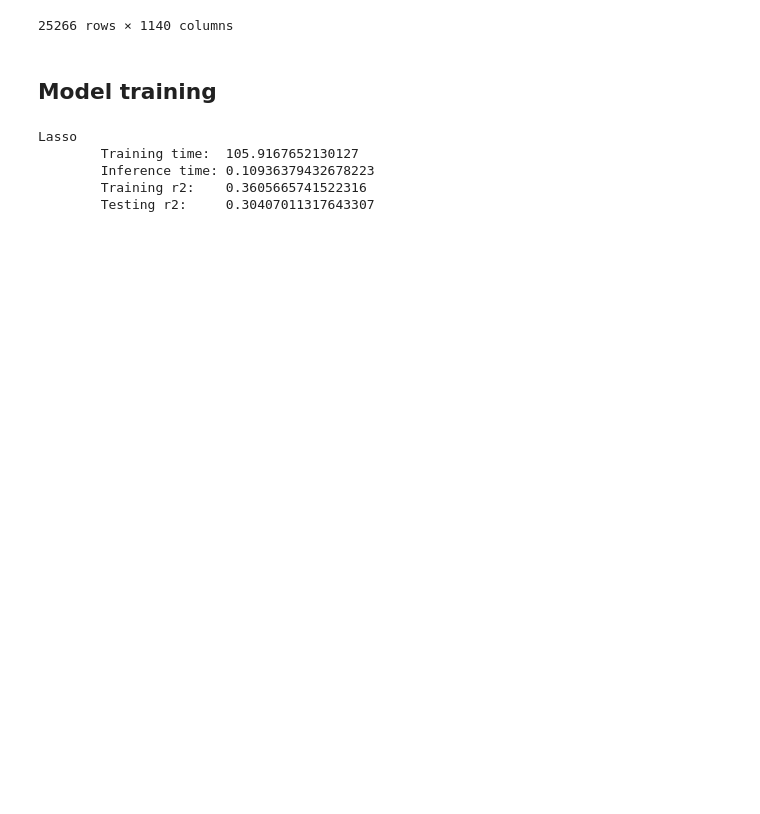
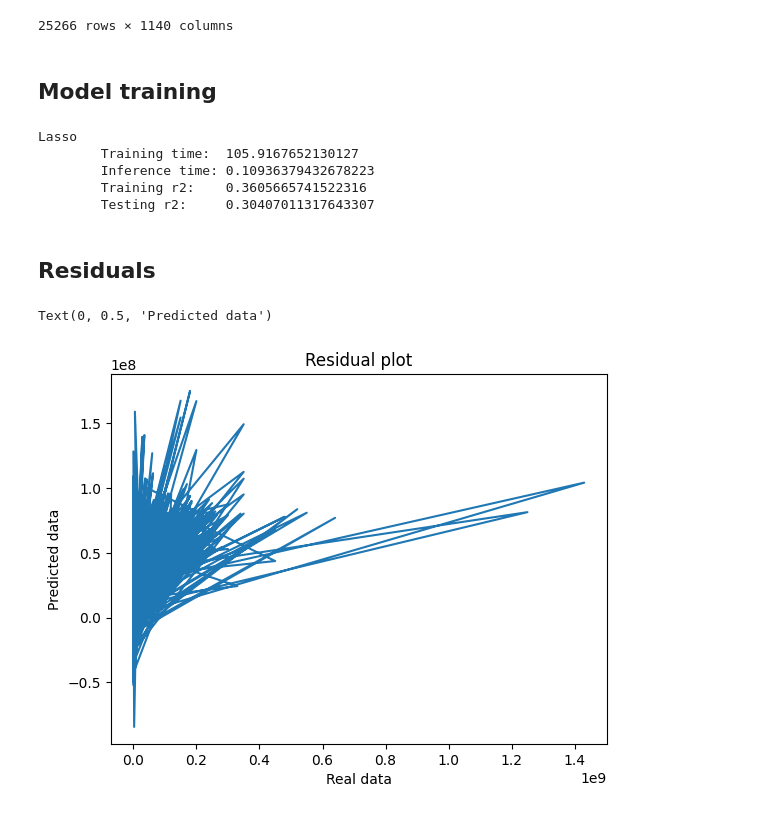
Before and after one commit to Hexy00123/Sum2024MLOps, a Jupyter notebook: notebooks/poc_model.ipynb, the cells around one changed output. Saved outputs shown, nothing was run; the diff lists cells and outputs as text; code cells hidden in the pictures; blank space fills up the shorter version.

Commit message:
feat: poc model residuals

```diff
--- a/notebooks/poc_model.ipynb
+++ b/notebooks/poc_model.ipynb
@@ -162,3 +162,5 @@ Lasso
         Inference time: 0.10936379432678223
         Training r2:    0.3605665741522316
         Testing r2:     0.30407011317643307
+# %% [markdown]
+## Residuals
@@ -164,0 +169,8 @@ Lasso
+# %%
+plt.plot(y_test, predictions_test)
+plt.title("Residual plot")
+plt.xlabel("Real data")
+plt.ylabel("Predicted data")
+# %% [output]
+Text(0, 0.5, 'Predicted data')
+[figure, added]
```
Also changed, not shown: parts of 2 cells of this notebook.
